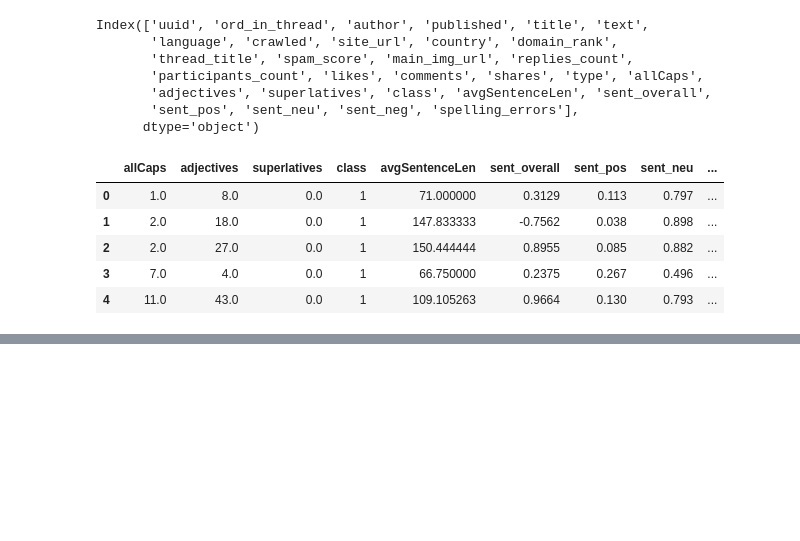
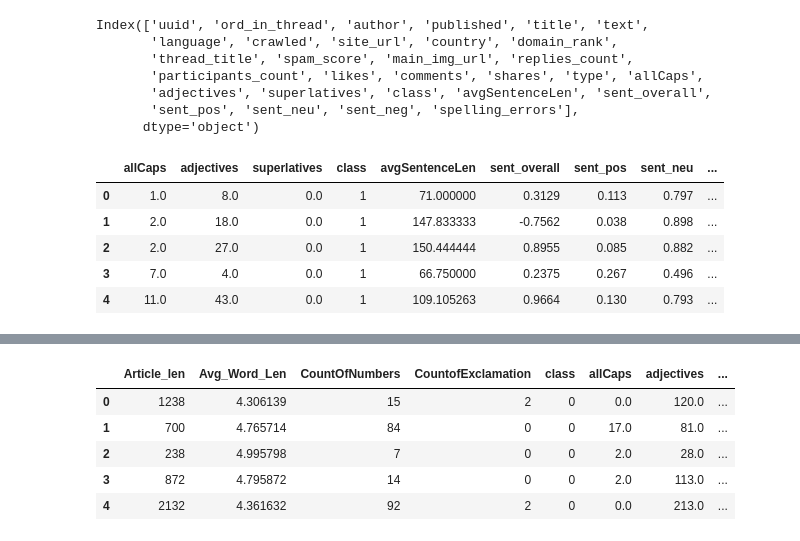
Before and after one commit to suryattheja/Fake-news-detection, a Jupyter notebook: Feature extraction.ipynb, the cells around one changed output, grey strips where cells are left out. Saved outputs shown, nothing was run; the diff lists cells and outputs as text; code cells hidden in the pictures; blank space fills up the shorter version.

```diff
--- a/Feature extraction.ipynb
+++ b/Feature extraction.ipynb
@@ -522,0 +547,11 @@ fake_feat.to_csv("fakeFeatures_2.csv", index=False)
+# %%
+nyt_feat_merged.rename(columns={'CountofExclaimation': 'CountofExclamation'},\
+                            inplace=True)
+nyt_feat_merged.head()
+# %% [output]
+|  | Article_len | Avg_Word_Len | CountOfNumbers | CountofExclamation | class | allCaps | adjectives | ... |
+| 0 | 1238 | 4.306139 | 15 | 2 | 0 | 0.0 | 120.0 | ... |
+| 1 | 700 | 4.765714 | 84 | 0 | 0 | 17.0 | 81.0 | ... |
+| 2 | 238 | 4.995798 | 7 | 0 | 0 | 2.0 | 28.0 | ... |
+| 3 | 872 | 4.795872 | 14 | 0 | 0 | 2.0 | 113.0 | ... |
+| 4 | 2132 | 4.361632 | 92 | 2 | 0 | 0.0 | 213.0 | ... |
```
Also changed, not shown: parts of 5 cells of this notebook, 4 other files.
